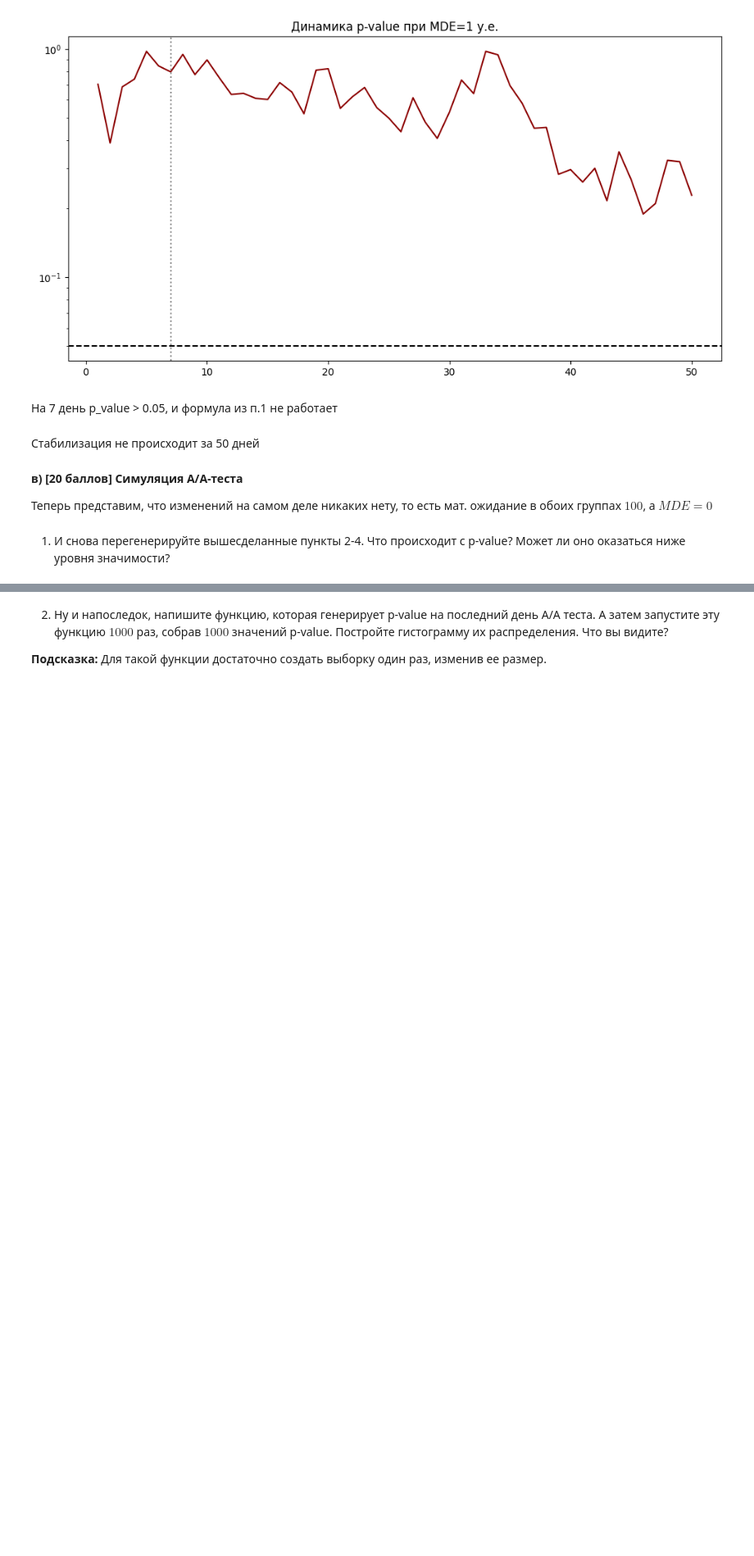
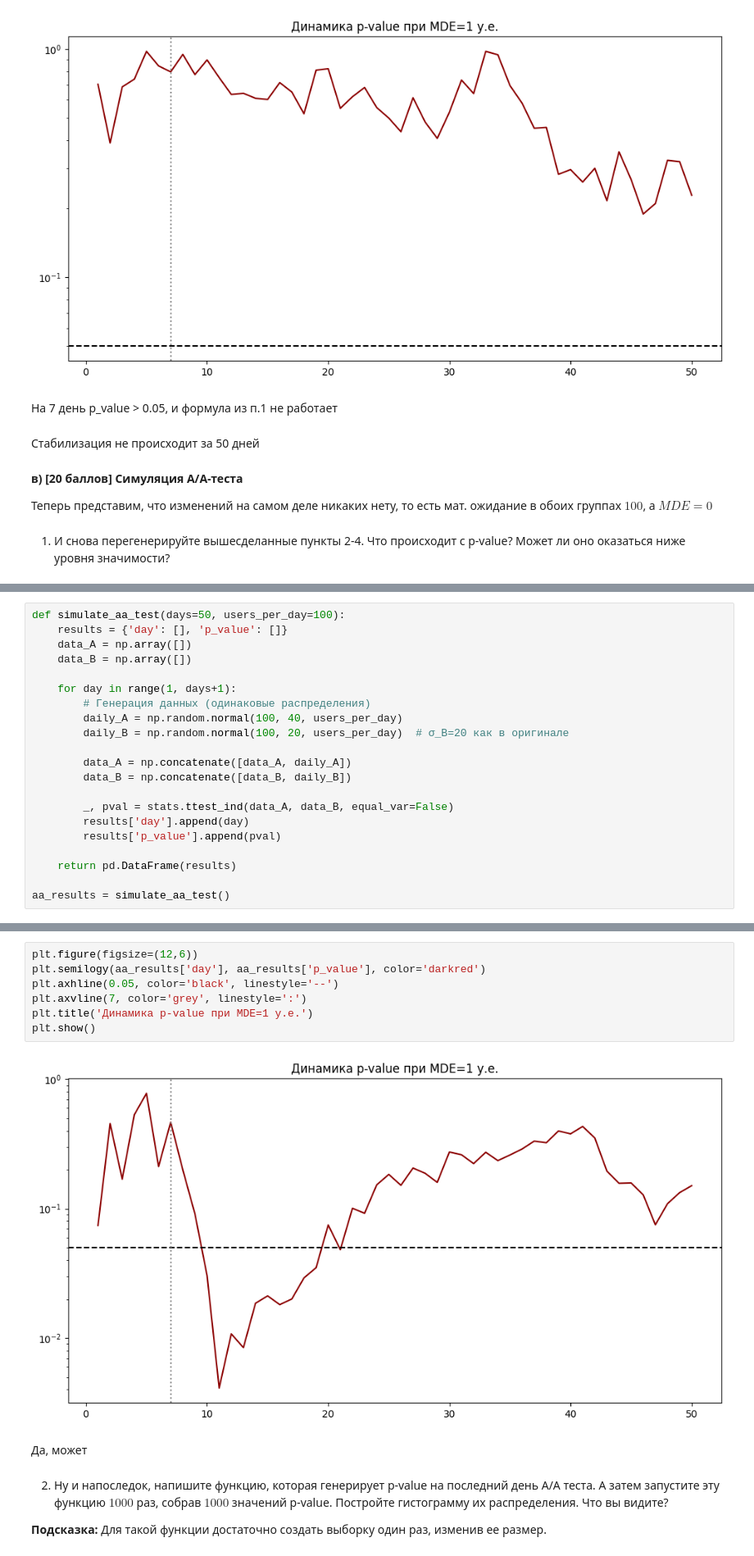
Before and after one commit to xanderkov/HSE-Math-Stat, a Jupyter notebook: hw-06/hw06-KovelAlexander.ipynb, the cells around one changed output, grey strips where cells are left out. Shown at 82% size. Cells and saved outputs as stored; diff of their text form; blank space fills up the shorter version.

```diff
--- a/hw-06/hw06-KovelAlexander.ipynb
+++ b/hw-06/hw06-KovelAlexander.ipynb
@@ -650,0 +648,21 @@ __в) [20 баллов] Симуляция А/А-теста__
+# %%
+def simulate_aa_test(days=50, users_per_day=100):
+    results = {'day': [], 'p_value': []}
+    data_A = np.array([])
+    data_B = np.array([])
+
+    for day in range(1, days+1):
+        # Генерация данных (одинаковые распределения)
+        daily_A = np.random.normal(100, 40, users_per_day)
+        daily_B = np.random.normal(100, 20, users_per_day)  # σ_B=20 как в оригинале
+
+        data_A = np.concatenate([data_A, daily_A])
+        data_B = np.concatenate([data_B, daily_B])
+
+        _, pval = stats.ttest_ind(data_A, data_B, equal_var=False)
+        results['day'].append(day)
+        results['p_value'].append(pval)
+
+    return pd.DataFrame(results)
+
+aa_results = simulate_aa_test()
@@ -651,3 +689,14 @@ __в) [20 баллов] Симуляция А/А-теста__
+# %%
+plt.figure(figsize=(12,6))
+plt.semilogy(aa_results['day'], aa_results['p_value'], color='darkred')
+plt.axhline(0.05, color='black', linestyle='--')
+plt.axvline(7, color='grey', linestyle=':')
+plt.title('Динамика p-value при MDE=1 у.е.')
+plt.show()
+# %% [output]
+[figure, added]
+# %% [markdown]
+Да, может
 # %% [markdown]
 2. Ну и напоследок, напишите функцию, которая генерирует p-value на последний день A/A теста. А затем запустите эту функцию $1000$ раз, собрав $1000$ значений p-value. Постройте гистограмму их распределения. Что вы видите?
 
```
Also changed, not shown: parts of 6 cells of this notebook.
